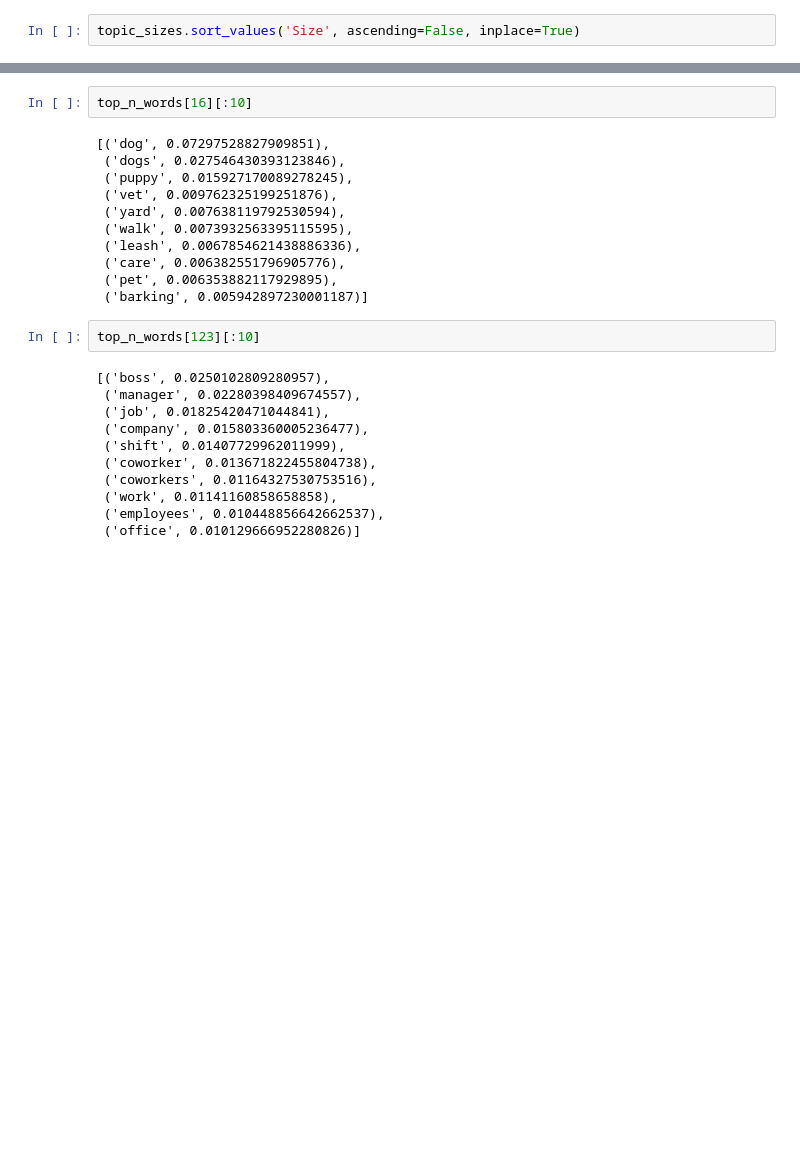
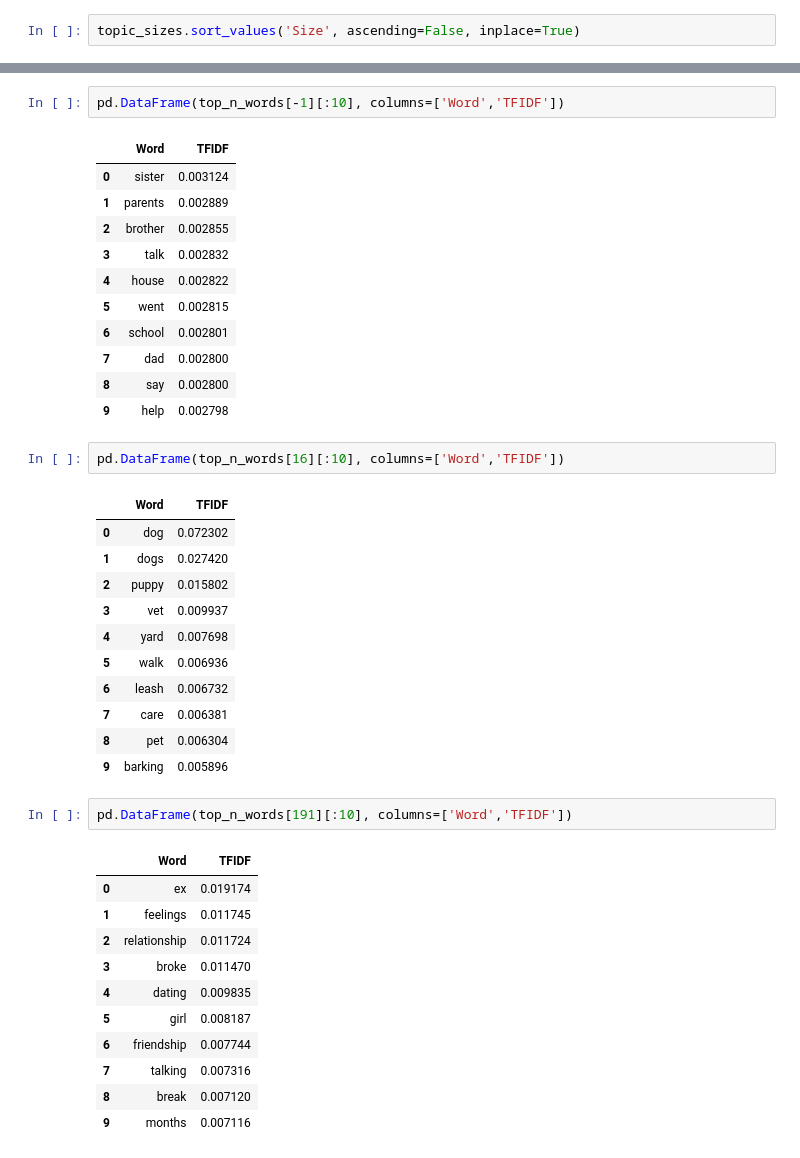
Before and after one commit to Teleoscope/Teleoscope, a Jupyter notebook: experiments/exploratory/DimensionalityReduction_Topics.ipynb, the cells around one changed output, grey strips where cells are left out. Saved outputs shown, nothing was run; the diff lists cells and outputs as text; blank space fills up the shorter version.

Commit message:
Update Experimental Notebook
fix dataframe printing

```diff
--- a/experiments/exploratory/DimensionalityReduction_Topics.ipynb
+++ b/experiments/exploratory/DimensionalityReduction_Topics.ipynb
@@ -133,27 +133,43 @@ topic_sizes.shape
+# %%
+pd.DataFrame(top_n_words[-1][:10], columns=['Word','TFIDF'])
+# %% [output]
+|  | Word | TFIDF |
+| 0 | sister | 0.003124 |
+| 1 | parents | 0.002889 |
+| 2 | brother | 0.002855 |
+| 3 | talk | 0.002832 |
+| 4 | house | 0.002822 |
+| 5 | went | 0.002815 |
+| 6 | school | 0.002801 |
+| 7 | dad | 0.002800 |
+| 8 | say | 0.002800 |
+| 9 | help | 0.002798 |
 # %%
-top_n_words[16][:10]
+pd.DataFrame(top_n_words[16][:10], columns=['Word','TFIDF'])
 # %% [output]
-[('dog', 0.07297528827909851),
- ('dogs', 0.027546430393123846),
- ('puppy', 0.015927170089278245),
- ('vet', 0.009762325199251876),
- ('yard', 0.007638119792530594),
- ('walk', 0.0073932563395115595),
- ('leash', 0.0067854621438886336),
- ('care', 0.006382551796905776),
- ('pet', 0.006353882117929895),
- ('barking', 0.005942897230001187)]
+|  | Word | TFIDF |
+| 0 | dog | 0.072302 |
+| 1 | dogs | 0.027420 |
+| 2 | puppy | 0.015802 |
+| 3 | vet | 0.009937 |
+| 4 | yard | 0.007698 |
+| 5 | walk | 0.006936 |
+| 6 | leash | 0.006732 |
+| 7 | care | 0.006381 |
+| 8 | pet | 0.006304 |
+| 9 | barking | 0.005896 |
 # %%
-top_n_words[123][:10]
+pd.DataFrame(top_n_words[191][:10], columns=['Word','TFIDF'])
 # %% [output]
-[('boss', 0.0250102809280957),
- ('manager', 0.02280398409674557),
- ('job', 0.01825420471044841),
- ('company', 0.015803360005236477),
- ('shift', 0.01407729962011999),
- ('coworker', 0.013671822455804738),
- ('coworkers', 0.01164327530753516),
- ('work', 0.01141160858658858),
- ('employees', 0.010448856642662537),
- ('office', 0.010129666952280826)]
+|  | Word | TFIDF |
+| 0 | ex | 0.019174 |
+| 1 | feelings | 0.011745 |
+| 2 | relationship | 0.011724 |
+| 3 | broke | 0.011470 |
+| 4 | dating | 0.009835 |
+| 5 | girl | 0.008187 |
+| 6 | friendship | 0.007744 |
+| 7 | talking | 0.007316 |
+| 8 | break | 0.007120 |
+| 9 | months | 0.007116 |
 # %%
```
Also changed, not shown: parts of 10 cells of this notebook.
